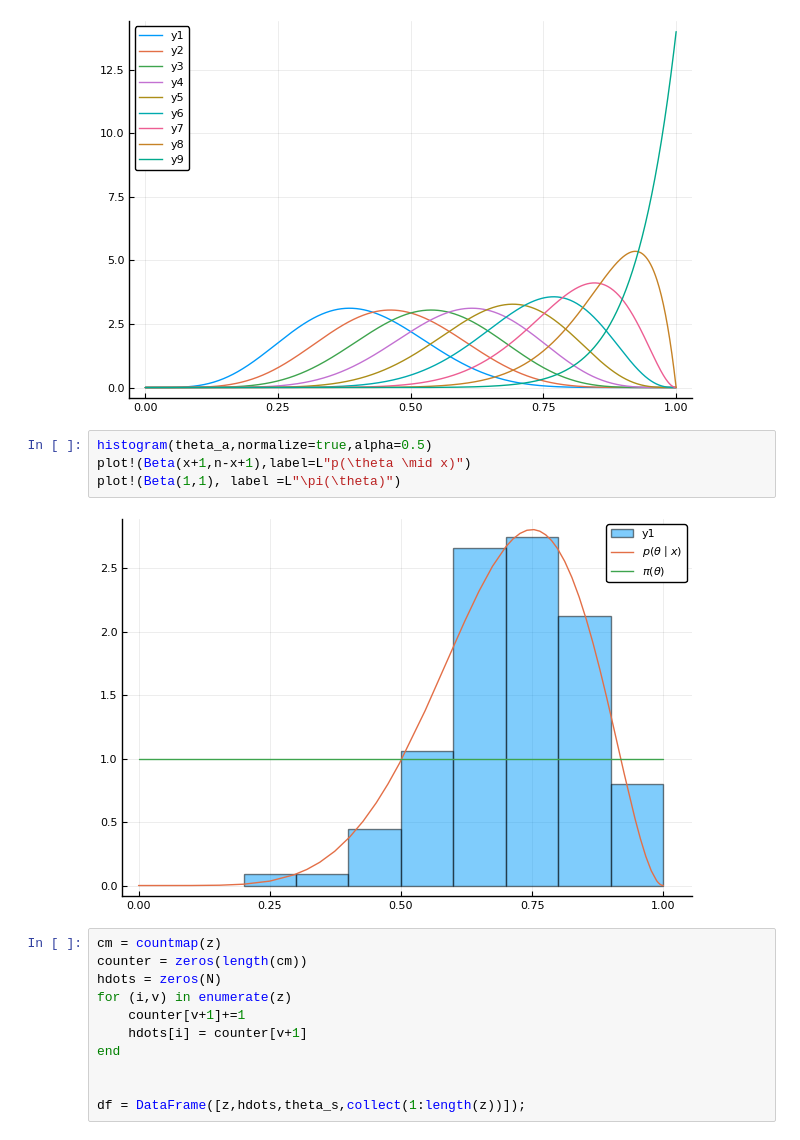
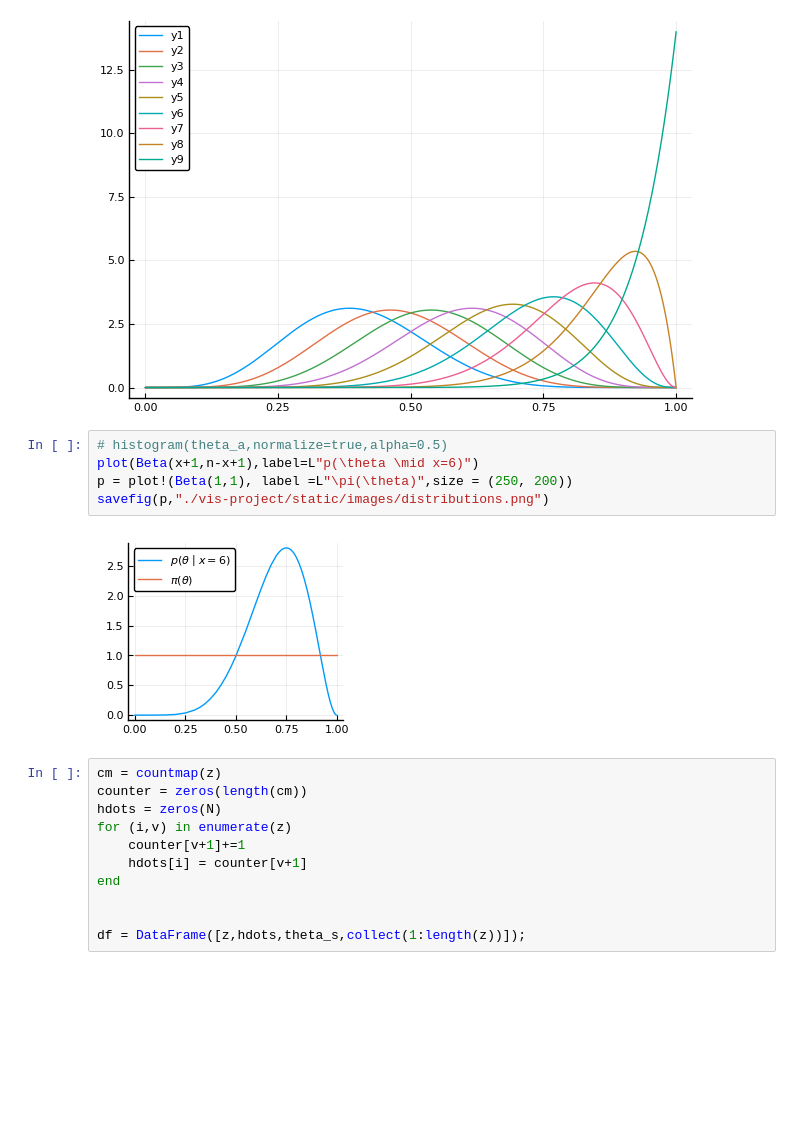
Before and after one commit to davibarreira/Visualizations, a Jupyter notebook: FinalProject/ABC_VegaLite.ipynb, the cells around one changed output. Cells and saved outputs as stored; diff of their text form; blank space fills up the shorter version.

```diff
--- a/FinalProject/ABC_VegaLite.ipynb
+++ b/FinalProject/ABC_VegaLite.ipynb
@@ -26,11 +26,12 @@ plot(v,beta_distributions)
 # %% [output]
 [figure]
 # %%
-histogram(theta_a,normalize=true,alpha=0.5)
-plot!(Beta(x+1,n-x+1),label=L"p(\theta \mid x)")
-plot!(Beta(1,1), label =L"\pi(\theta)")
+# histogram(theta_a,normalize=true,alpha=0.5)
+plot(Beta(x+1,n-x+1),label=L"p(\theta \mid x=6)")
+p = plot!(Beta(1,1), label =L"\pi(\theta)",size = (250, 200))
+savefig(p,"./vis-project/static/images/distributions.png")
 # %% [output]
-[figure, old version]
+[figure, new version]
 # %%
 cm = countmap(z)
 counter = zeros(length(cm))
```
Also changed, not shown: parts of 3 cells of this notebook, 31 other files.
